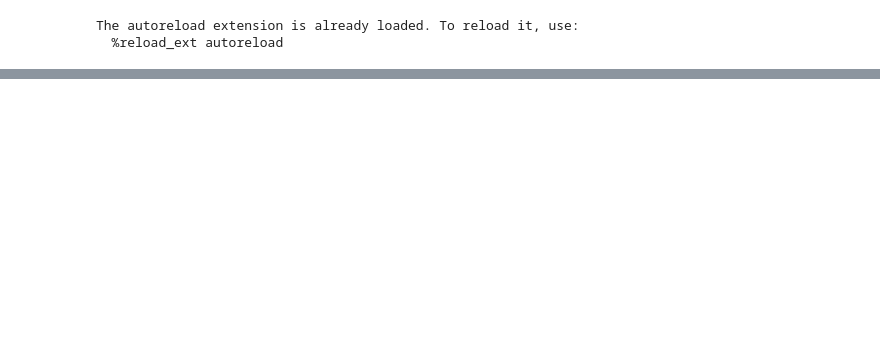
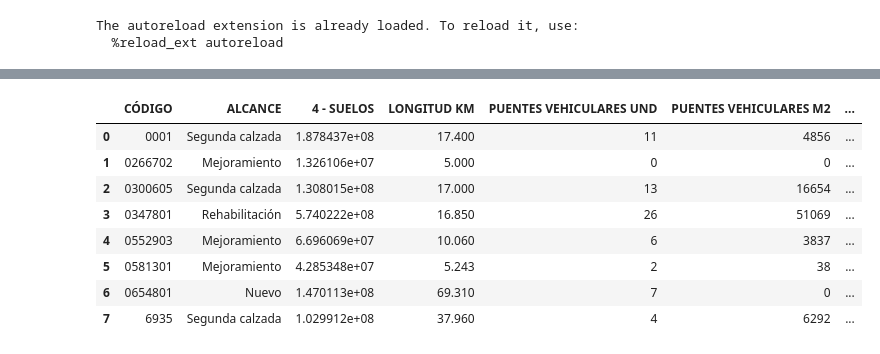
Before and after one commit to datascienceingetec/Road-Project-Prediction, a Jupyter notebook: backend/notebooks/models_management.ipynb, the cells around one changed output, grey strips where cells are left out. Drawn from its saved outputs; the diff is of its cells as text; code cells hidden in the pictures; blank space fills up the shorter version.

```diff
--- a/backend/notebooks/models_management.ipynb
+++ b/backend/notebooks/models_management.ipynb
@@ -93,0 +90,16 @@ summary_df_fase_II
+# %%
+target_suelos = '4 - SUELOS'
+df_clean = df_vp[(df_vp[target_suelos] > 0) & (((df_vp['PUENTES VEHICULARES UND'] > 0) & (df_vp['PUENTES VEHICULARES M2'] > 0)) | (df_vp['PUENTES PEATONALES UND'] > 0))]
+
+df_grouped = get_bridges_structures_tunnels(df_clean, target_suelos)
+df_grouped
+# %% [output]
+|  | CÓDIGO | ALCANCE | 4 - SUELOS | LONGITUD KM | PUENTES VEHICULARES UND | PUENTES VEHICULARES M2 | ... |
+| 0 | 0001 | Segunda calzada | 1.878437e+08 | 17.400 | 11 | 4856 | ... |
+| 1 | 0266702 | Mejoramiento | 1.326106e+07 | 5.000 | 0 | 0 | ... |
+| 2 | 0300605 | Segunda calzada | 1.308015e+08 | 17.000 | 13 | 16654 | ... |
+| 3 | 0347801 | Rehabilitación | 5.740222e+08 | 16.850 | 26 | 51069 | ... |
+| 4 | 0552903 | Mejoramiento | 6.696069e+07 | 10.060 | 6 | 3837 | ... |
+| 5 | 0581301 | Mejoramiento | 4.285348e+07 | 5.243 | 2 | 38 | ... |
+| 6 | 0654801 | Nuevo | 1.470113e+08 | 69.310 | 7 | 0 | ... |
+| 7 | 6935 | Segunda calzada | 1.029912e+08 | 37.960 | 4 | 6292 | ... |
```
Also changed, not shown: parts of 5 cells of this notebook, 4 other files.
